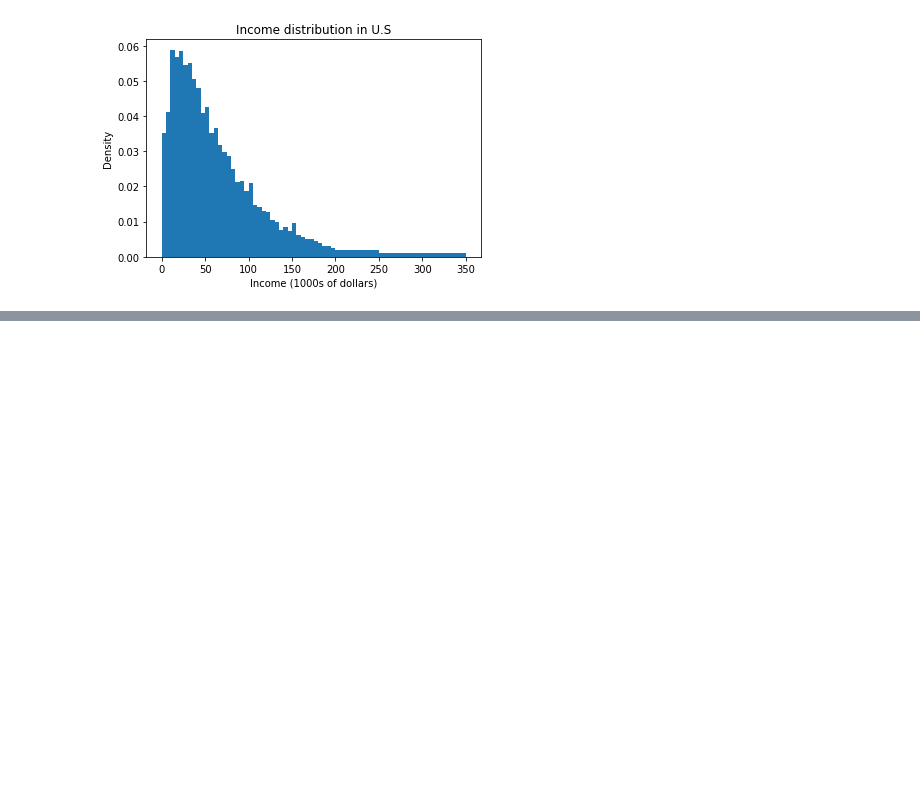
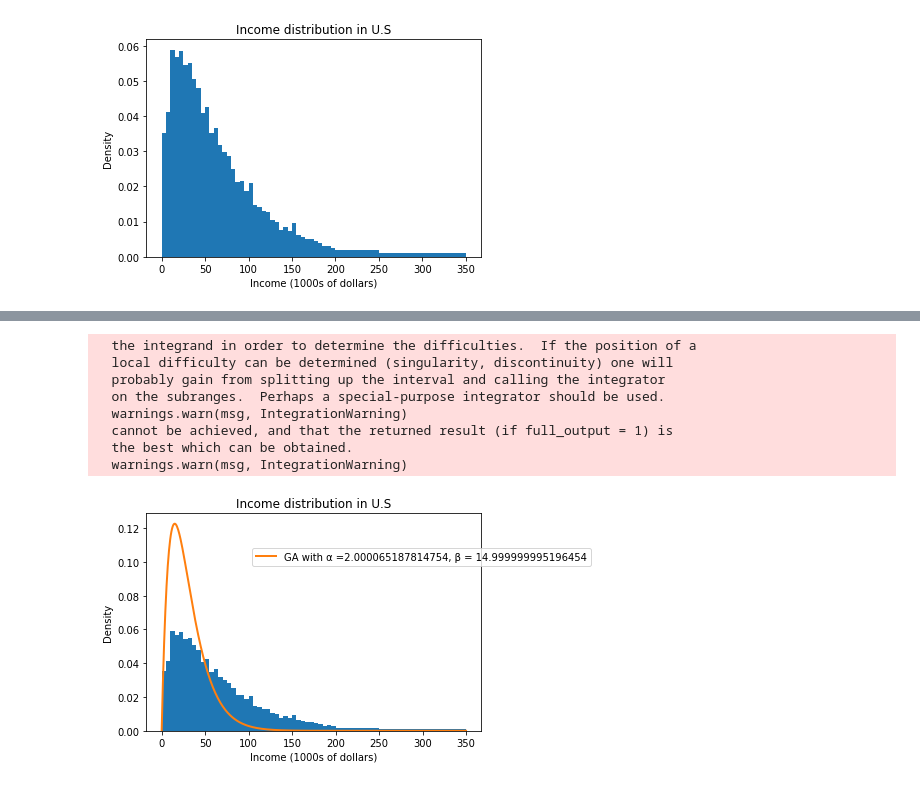
Before and after one commit to mattdbrown17/BootCamp2018, a Jupyter notebook: ProbSets/Econ/ProbSet5/Structural Estimation PSet.ipynb, the cells around one changed output, grey strips where cells are left out. Drawn from its saved outputs; the diff is of its cells as text; code cells hidden in the pictures; blank space fills up the shorter version.

```diff
--- a/ProbSets/Econ/ProbSet5/Structural Estimation PSet.ipynb
+++ b/ProbSets/Econ/ProbSet5/Structural Estimation PSet.ipynb
@@ -533,0 +620,41 @@ plt.legend()
+# %%
+#Perform GMM estimation
+
+#Inital guesses for params
+#mean initial guess is log of average mean
+alpha_guess = 2
+#arbitrary sigma initial guess
+beta_guess = 15
+params_init=np.array([alpha_guess, beta_guess])
+
+# Define weighting Matrix
+W = np.diag(data.Percent)
+gmm_args = np.array([data, W])
+
+results = opt.minimize(criterion, params_init,  method='L-BFGS-B', args=gmm_args, bounds=((1e-10, None), (1e-10, None)))
+#criterion(params_init, gmm_args)
+alpha_GMM, beta_GMM = results.x
+
+#print("Error vec", err_vec(data, mu_GMM, sig_GMM))
+#print("Model moments", model_moments(5, 1))
+#print("Data moments:", np.array(data.Percent))
+
+
+xgrid = np.linspace(1e-9, 350, 500)
+plt.hist(data.Midpoint, bins = bins, weights=wts)
+plt.xlabel("Income (1000s of dollars)")
+plt.ylabel("Density")
+plt.title("Income distribution in U.S")
+plt.plot(xgrid, 5*GApdf(xgrid, alpha_GMM, beta_GMM), label = f"GA with α ={alpha_GMM}, β = {beta_GMM}", linewidth = 2)
+plt.legend(loc='center left', bbox_to_anchor=(.3, 0.8), prop = {'size': 10})
+error_GA = results.fun
+# %% [output]
+  the integrand in order to determine the difficulties.  If the position of a
+  local difficulty can be determined (singularity, discontinuity) one will
+  probably gain from splitting up the interval and calling the integrator
+  on the subranges.  Perhaps a special-purpose integrator should be used.
+  warnings.warn(msg, IntegrationWarning)
+  cannot be achieved, and that the returned result (if full_output = 1) is
+  the best which can be obtained.
+  warnings.warn(msg, IntegrationWarning)
+[figure, added]
```
Also changed, not shown: parts of 25 cells of this notebook, 2 other files.
